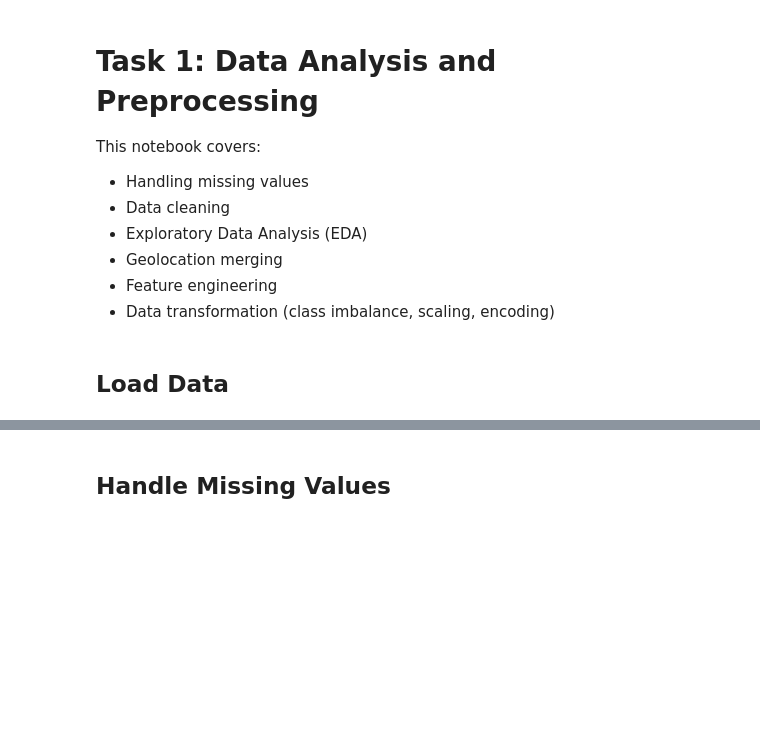
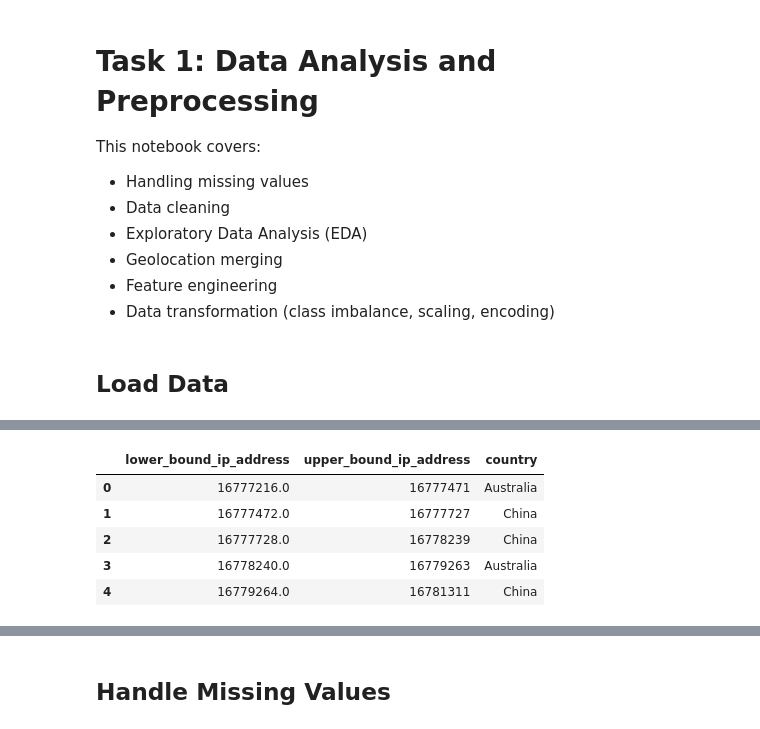
Before and after one commit to Gebrehiwot-Tesfaye/fraud-detection-for-financial-sector, a Jupyter notebook: notebooks/data_analysis_and_preprocessing.ipynb, the cells around one changed output, grey strips where cells are left out. Cells and saved outputs as stored; diff of their text form; code cells hidden in the pictures; blank space fills up the shorter version.

```diff
--- a/notebooks/data_analysis_and_preprocessing.ipynb
+++ b/notebooks/data_analysis_and_preprocessing.ipynb
@@ -28,0 +43,9 @@ cc_df = pd.read_csv('../data/creditcard.csv')
+# %%
+ip_df.head(5)
+# %% [output]
+|  | lower_bound_ip_address | upper_bound_ip_address | country |
+| 0 | 16777216.0 | 16777471 | Australia |
+| 1 | 16777472.0 | 16777727 | China |
+| 2 | 16777728.0 | 16778239 | China |
+| 3 | 16778240.0 | 16779263 | Australia |
+| 4 | 16779264.0 | 16781311 | China |
```
Also changed, not shown: parts of 5 cells of this notebook, 2 other files.
